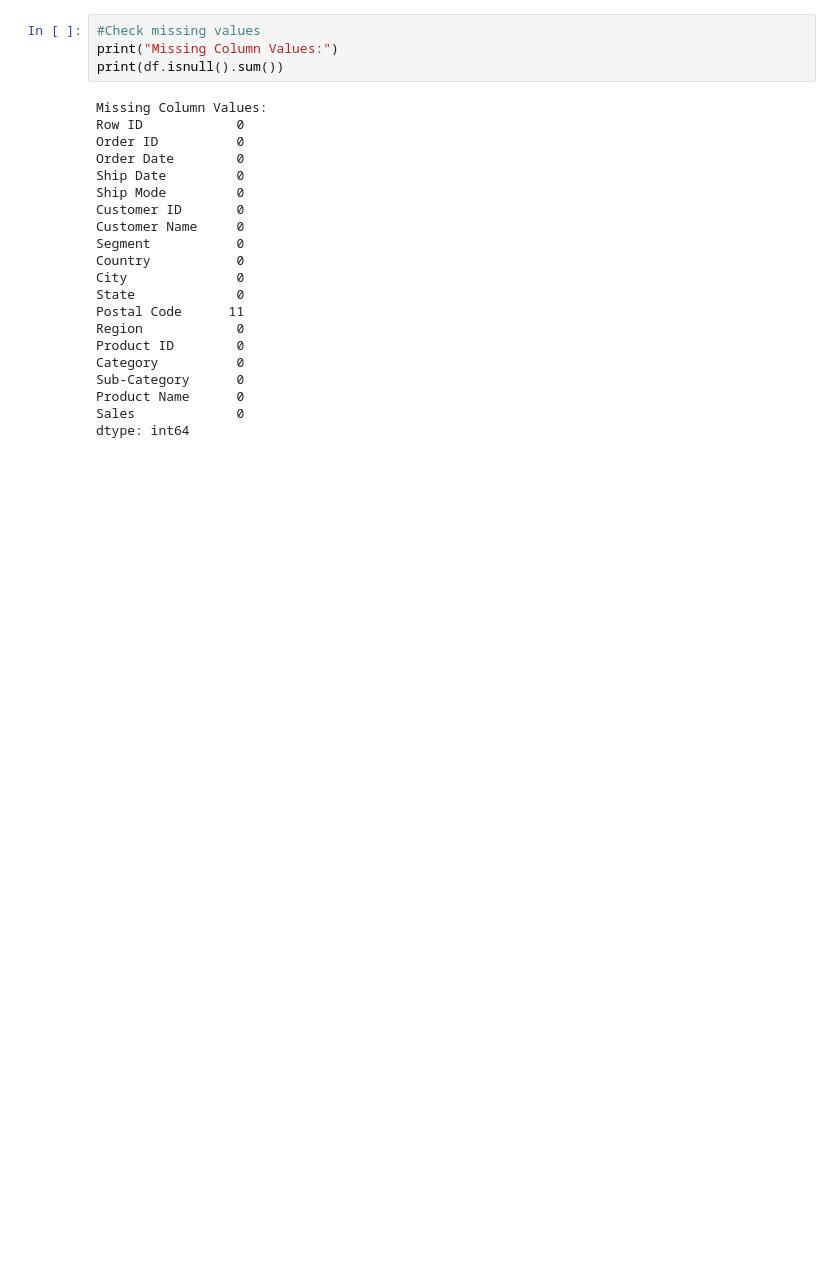
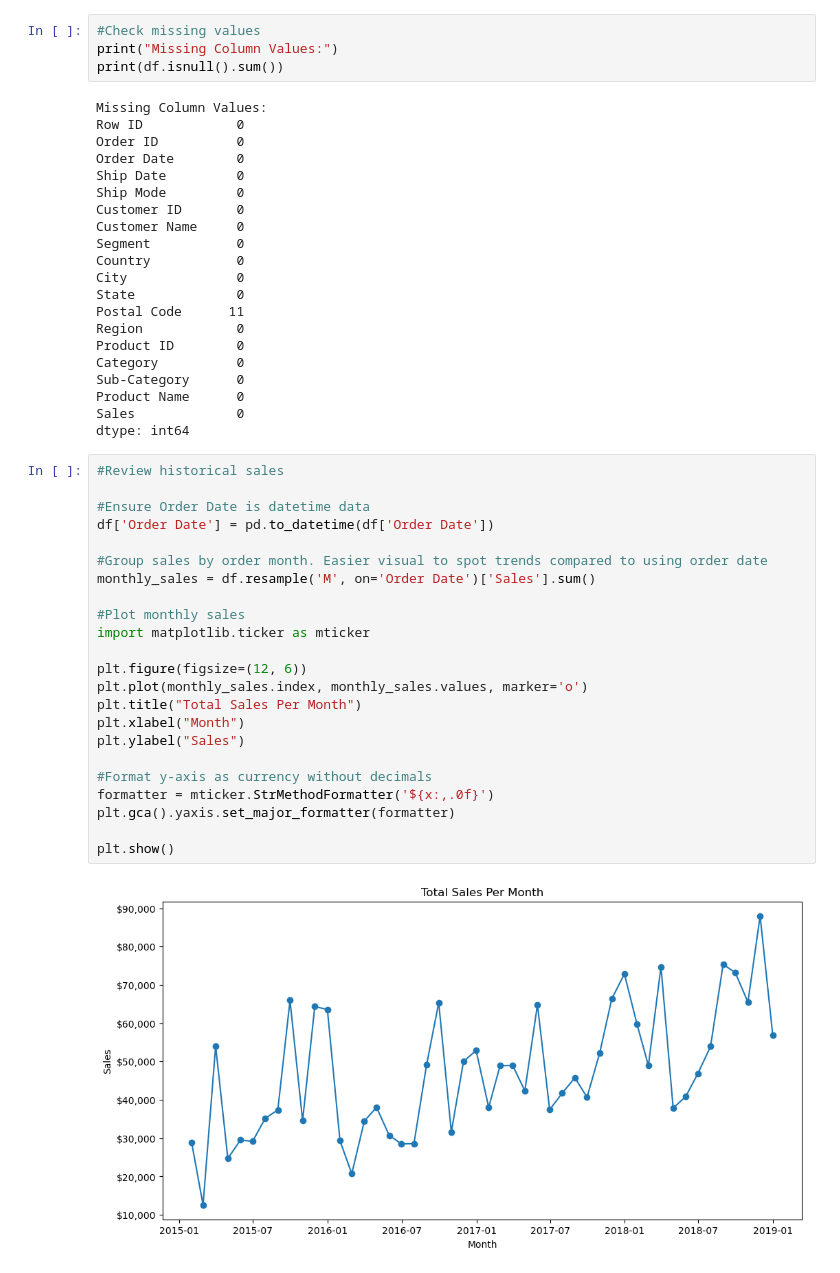
Before and after one commit to jaimetarantola/Sales-Forecast, a Jupyter notebook: notebooks/SF_EDA.ipynb, the cells around one changed output. Cells and saved outputs as stored; diff of their text form; blank space fills up the shorter version.

Commit message:
Added exploratory data analysis to EDA, added summary and next steps

```diff
--- a/notebooks/SF_EDA.ipynb
+++ b/notebooks/SF_EDA.ipynb
@@ -81,3 +90,28 @@ Sub-Category      0
 Product Name      0
 Sales             0
 dtype: int64
+# %%
+#Review historical sales
+
+#Ensure Order Date is datetime data
+df['Order Date'] = pd.to_datetime(df['Order Date'])
+
+#Group sales by order month. Easier visual to spot trends compared to using order date
+monthly_sales = df.resample('M', on='Order Date')['Sales'].sum()
+
+#Plot monthly sales
+import matplotlib.ticker as mticker
+
+plt.figure(figsize=(12, 6))
+plt.plot(monthly_sales.index, monthly_sales.values, marker='o')
+plt.title("Total Sales Per Month")
+plt.xlabel("Month")
+plt.ylabel("Sales")
+
+#Format y-axis as currency without decimals
+formatter = mticker.StrMethodFormatter('${x:,.0f}')
+plt.gca().yaxis.set_major_formatter(formatter)
+
+plt.show()
+# %% [output]
+[figure, added]
```
Also changed, not shown: parts of 17 cells of this notebook.
